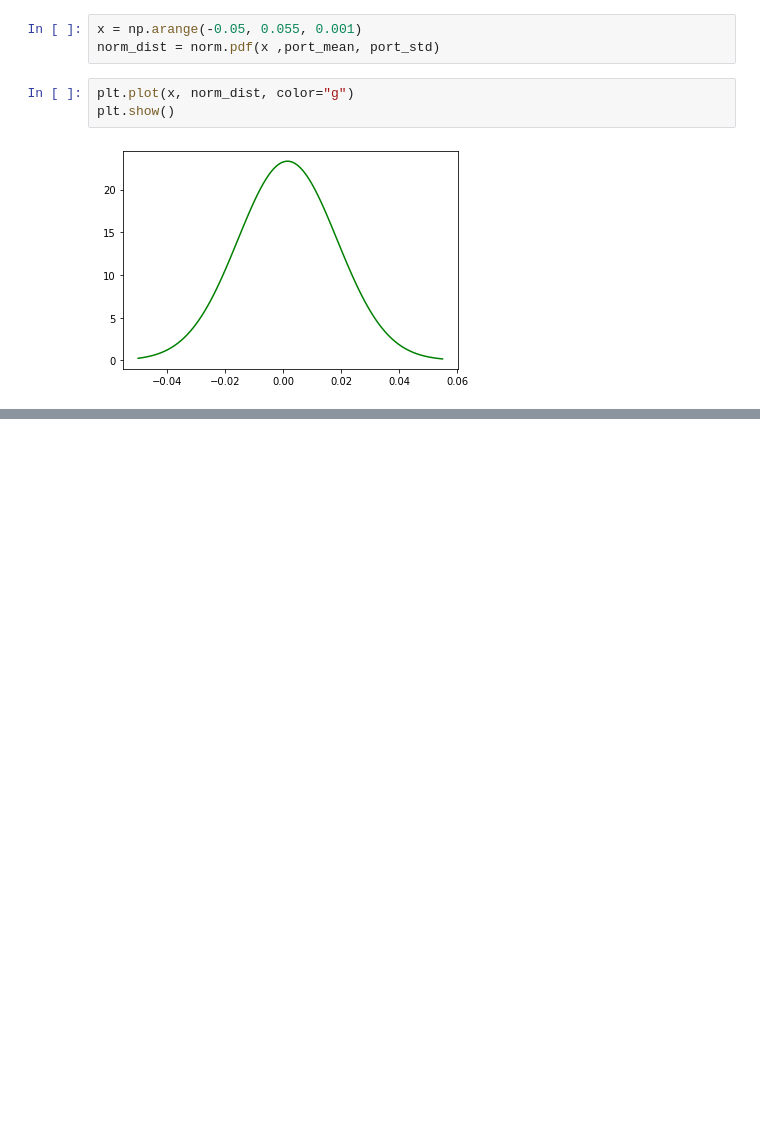
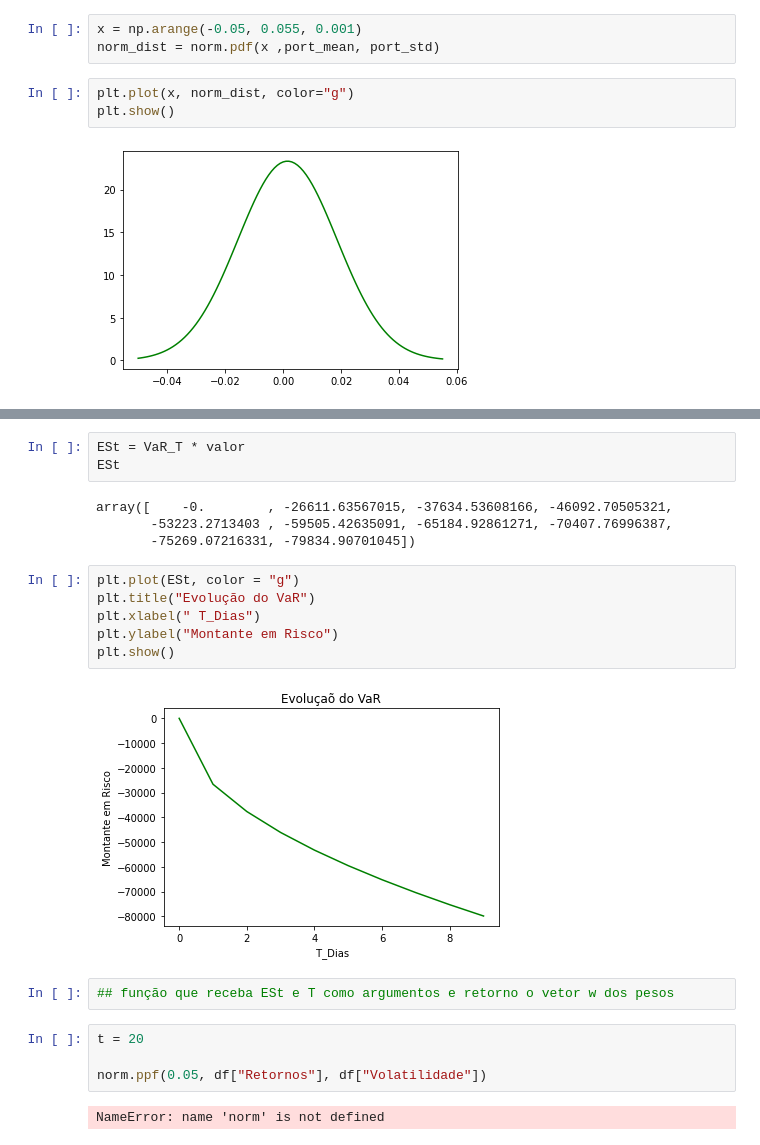
Before and after one commit to brunompasini/HackaItau, a Jupyter notebook: Hacka/VaR.ipynb, the cells around one changed output, grey strips where cells are left out. Cells and saved outputs as stored; diff of their text form; blank space fills up the shorter version.

```diff
--- a/Hacka/VaR.ipynb
+++ b/Hacka/VaR.ipynb
@@ -67,0 +72,23 @@ round(queda_no_port,2)
+# %%
+ESt = VaR_T * valor
+ESt
+# %% [output]
+array([    -0.        , -26611.63567015, -37634.53608166, -46092.70505321,
+       -53223.2713403 , -59505.42635091, -65184.92861271, -70407.76996387,
+       -75269.07216331, -79834.90701045])
+# %%
+plt.plot(ESt, color = "g")
+plt.title("Evolução do VaR")
+plt.xlabel(" T_Dias")
+plt.ylabel("Montante em Risco")
+plt.show()
+# %% [output]
+[figure, added]
+# %%
+## função que receba ESt e T como argumentos e retorno o vetor w dos pesos
+# %%
+t = 20
+
+norm.ppf(0.05, df["Retornos"], df["Volatilidade"])
+# %% [output]
+NameError: name 'norm' is not defined
```
Also changed, not shown: parts of 9 cells of this notebook, 14 other files.
